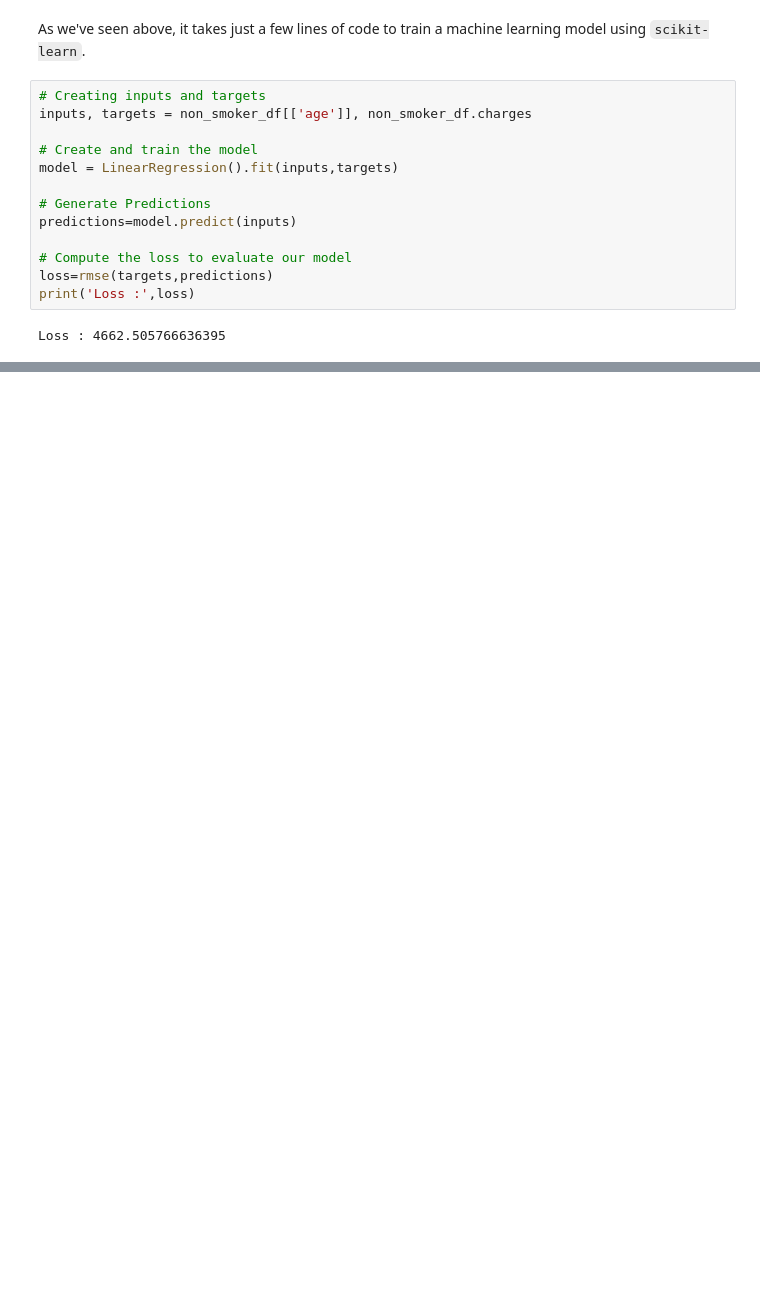
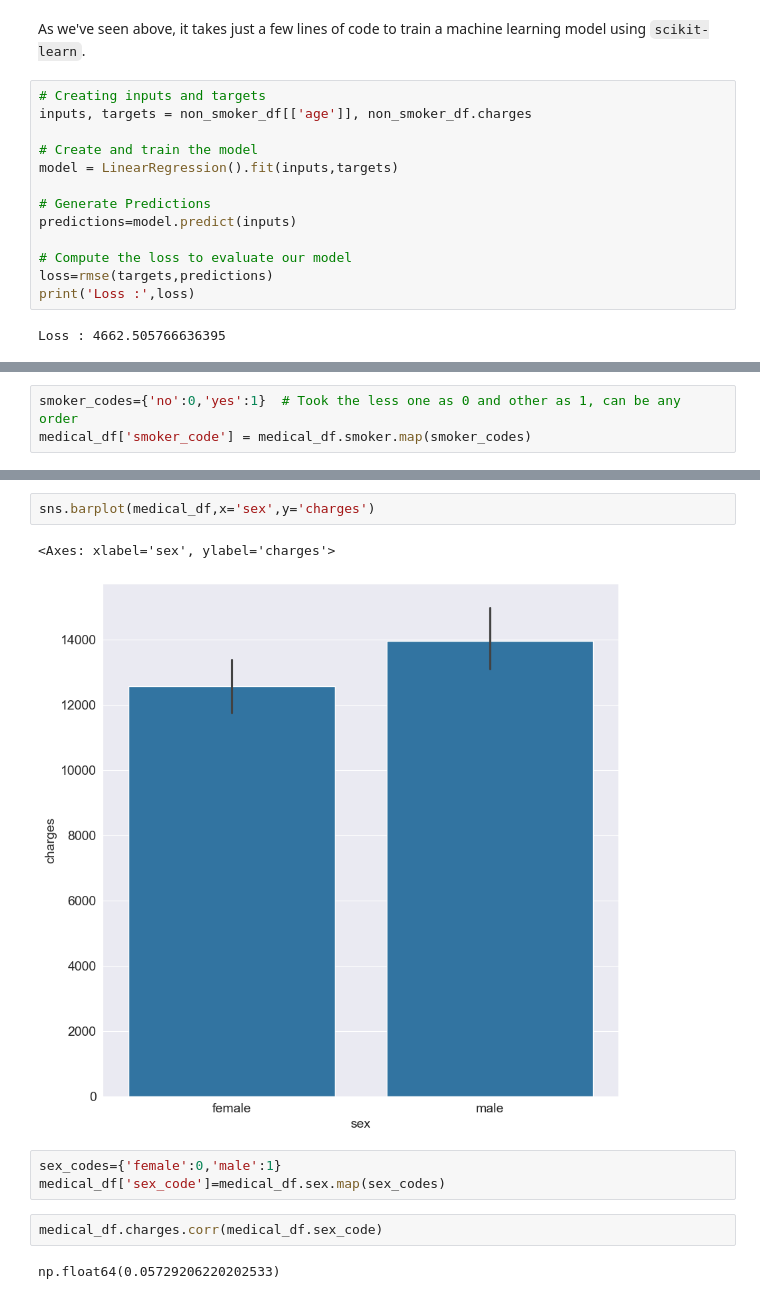
Before and after one commit to anuragchakrabarty/AI-Lessons, a Jupyter notebook: Machine Learning Lessons/FCC&Masai.ipynb, the cells around one changed output, grey strips where cells are left out. Saved outputs shown, nothing was run; the diff lists cells and outputs as text; blank space fills up the shorter version.

```diff
--- a/Machine Learning Lessons/FCC&Masai.ipynb
+++ b/Machine Learning Lessons/FCC&Masai.ipynb
@@ -781,0 +905,3 @@ Loss : 4662.505766636395
+# %%
+smoker_codes={'no':0,'yes':1}  # Took the less one as 0 and other as 1, can be any order
+medical_df['smoker_code'] = medical_df.smoker.map(smoker_codes)
@@ -781,0 +947,12 @@ Loss : 4662.505766636395
+# %%
+sns.barplot(medical_df,x='sex',y='charges')
+# %% [output]
+<Axes: xlabel='sex', ylabel='charges'>
+[figure, added]
+# %%
+sex_codes={'female':0,'male':1}
+medical_df['sex_code']=medical_df.sex.map(sex_codes)
+# %%
+medical_df.charges.corr(medical_df.sex_code)
+# %% [output]
+np.float64(0.05729206220202533)
```
Also changed, not shown: parts of 45 cells of this notebook.
